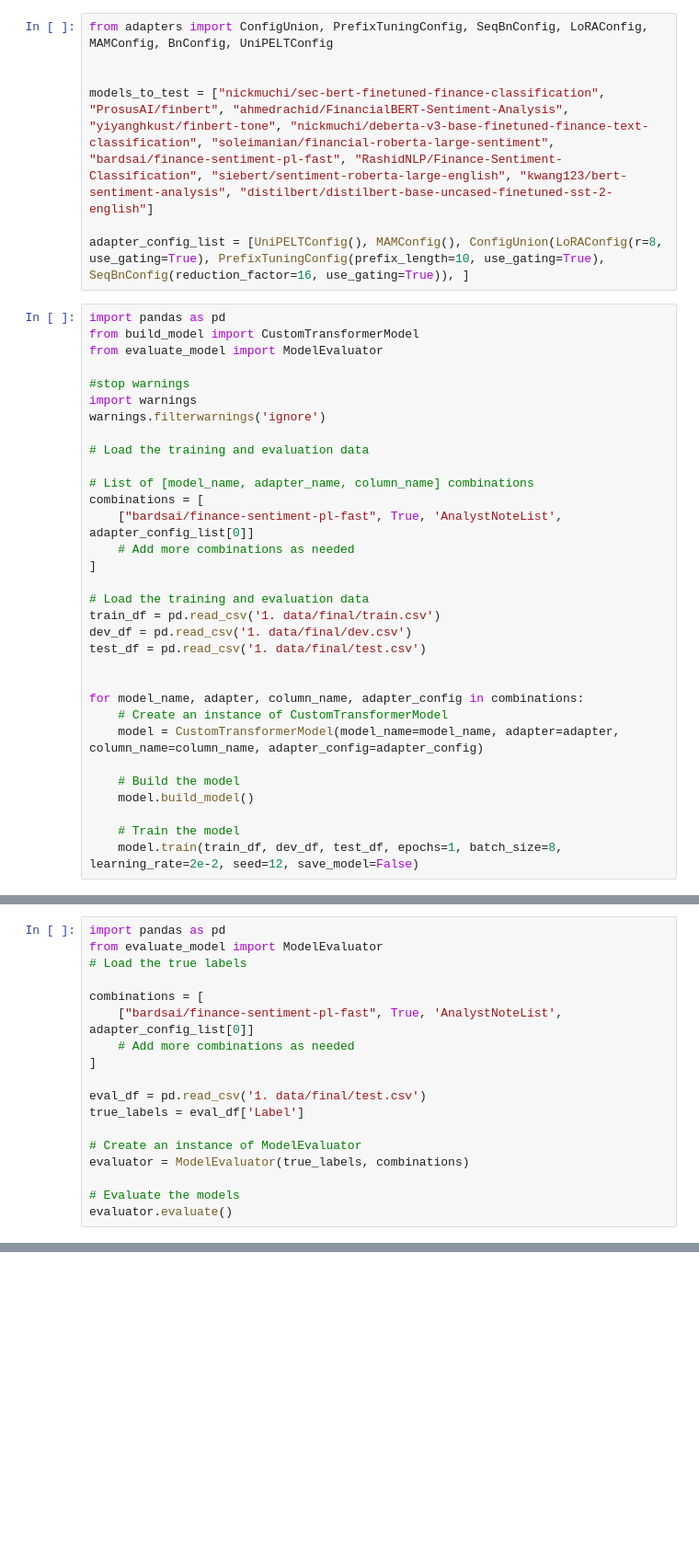
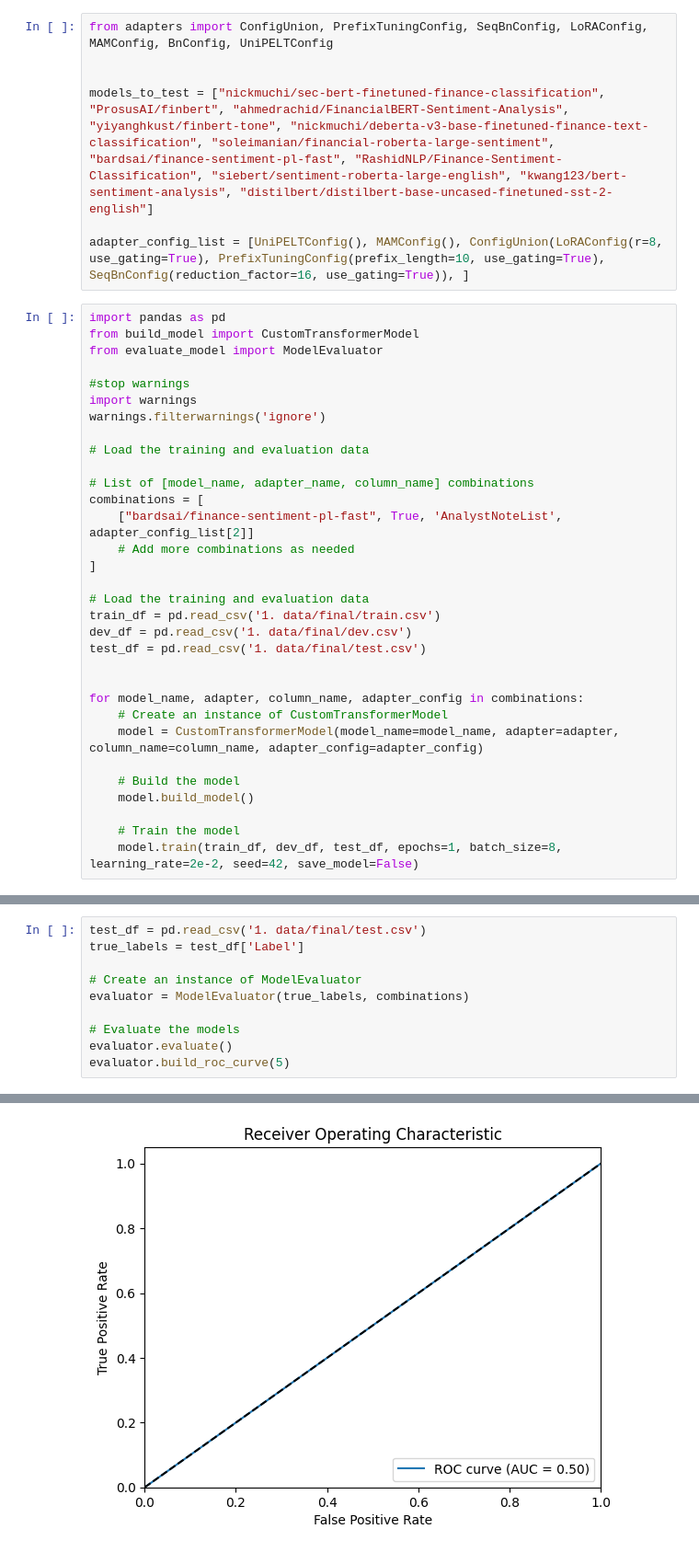
Before and after one commit to Hajuj/Applying-Enhanced-LLMs-to-Financial-Reports, a Jupyter notebook: adapter_list.ipynb, the cells around one changed output, grey strips where cells are left out. Shown at 92% size. Cells and saved outputs as stored; diff of their text form; blank space fills up the shorter version.

```diff
--- a/adapter_list.ipynb
+++ b/adapter_list.ipynb
@@ -18,7 +18,7 @@ warnings.filterwarnings('ignore')
 
 # List of [model_name, adapter_name, column_name] combinations
 combinations = [
-    ["bardsai/finance-sentiment-pl-fast", True, 'AnalystNoteList', adapter_config_list[0]]
+    ["bardsai/finance-sentiment-pl-fast", True, 'AnalystNoteList', adapter_config_list[2]]
     # Add more combinations as needed
 ]
 
@@ -36,5 +36,5 @@ for model_name, adapter, column_name, adapter_config in combinations:
     model.build_model()
 
     # Train the model
-    model.train(train_df, dev_df, test_df, epochs=1, batch_size=8, learning_rate=2e-2, seed=12, save_model=False)
+    model.train(train_df, dev_df, test_df, epochs=1, batch_size=8, learning_rate=2e-2, seed=42, save_model=False)
 # %% [output]
@@ -42,19 +42,11 @@ for model_name, adapter, column_name, adapter_config in combinations:
 # %%
-import pandas as pd
-from evaluate_model import ModelEvaluator
-# Load the true labels
-
-combinations = [
-    ["bardsai/finance-sentiment-pl-fast", True, 'AnalystNoteList', adapter_config_list[0]]
-    # Add more combinations as needed
-]
-
-eval_df = pd.read_csv('1. data/final/test.csv')
-true_labels = eval_df['Label']
+test_df = pd.read_csv('1. data/final/test.csv')
+true_labels = test_df['Label']
 
 # Create an instance of ModelEvaluator
 evaluator = ModelEvaluator(true_labels, combinations)
 
 # Evaluate the models
 evaluator.evaluate()
+evaluator.build_roc_curve(5)
 # %% [output]
@@ -61,0 +53 @@ ValueError: Found input variables with inconsistent numbers of samples: [318, 16
+[figure, added]
```
Also changed, not shown: parts of 2 cells of this notebook, 21 other files.
